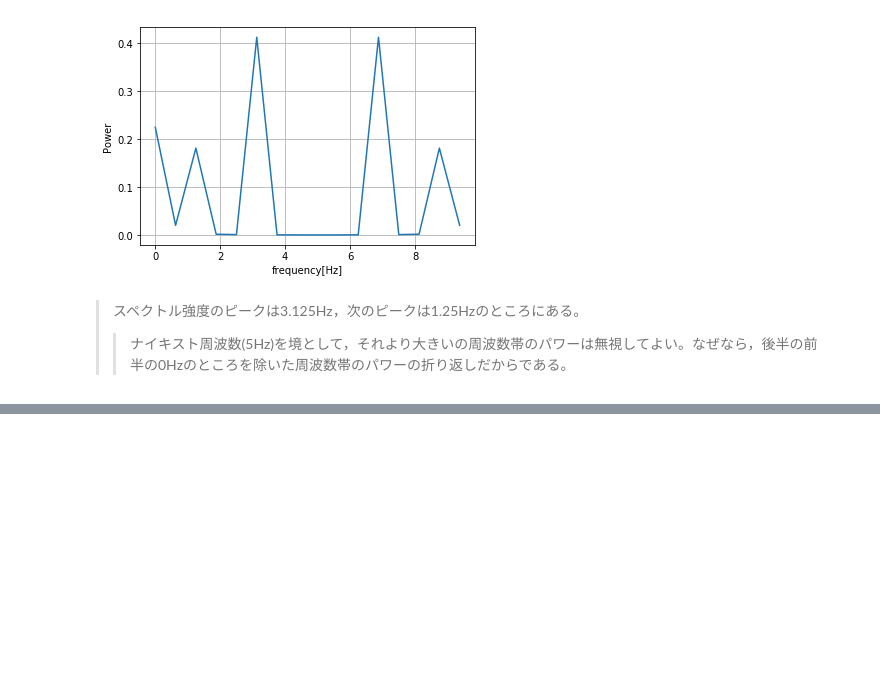
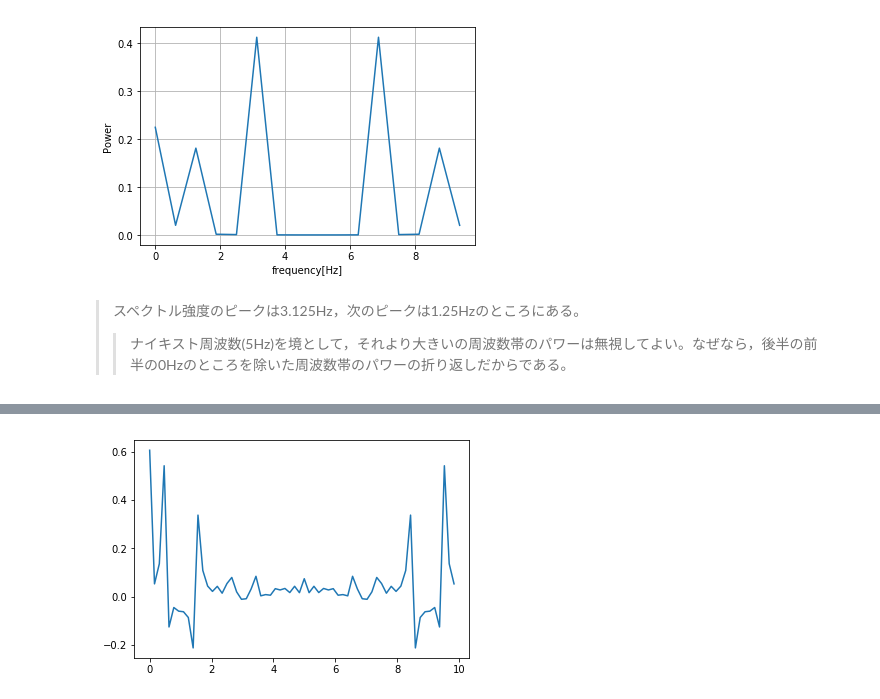
Before and after one commit to doppelgenkan/activity, a Jupyter notebook: frequency_amalysis/FFT_easy_theory.ipynb, the cells around one changed output, grey strips where cells are left out. Cells and saved outputs as stored; diff of their text form; code cells hidden in the pictures; blank space fills up the shorter version.

```diff
--- a/frequency_amalysis/FFT_easy_theory.ipynb
+++ b/frequency_amalysis/FFT_easy_theory.ipynb
@@ -290,0 +314,2 @@ plt.grid()
+# %%
+frq = hz_vector(64, samp_hz=10)
@@ -290,0 +351,3 @@ plt.grid()
+# %%
+xR = np.real(F)
+xR
@@ -290,0 +368,4 @@ plt.grid()
+# %%
+plt.plot(frq, xR)
+# %% [output]
+[figure, added]
```
Also changed, not shown: parts of 24 cells of this notebook.
